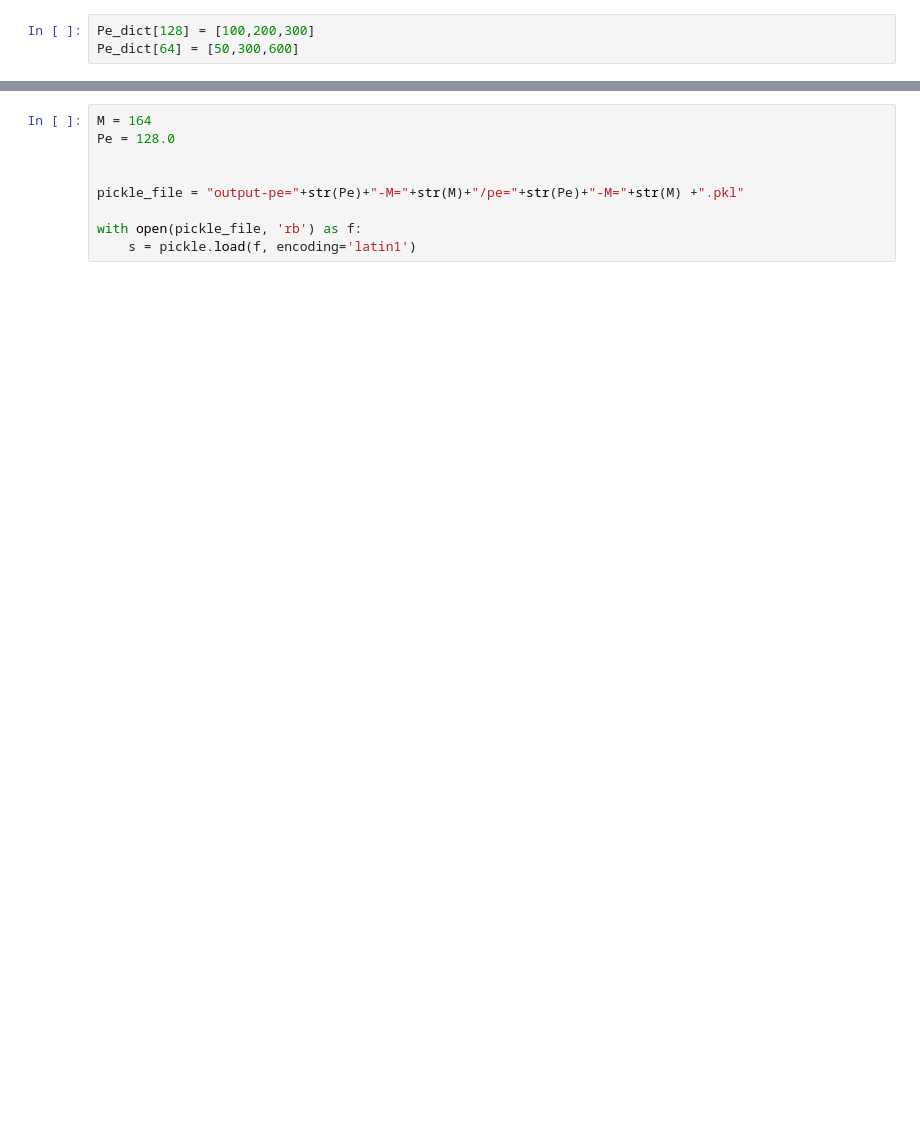
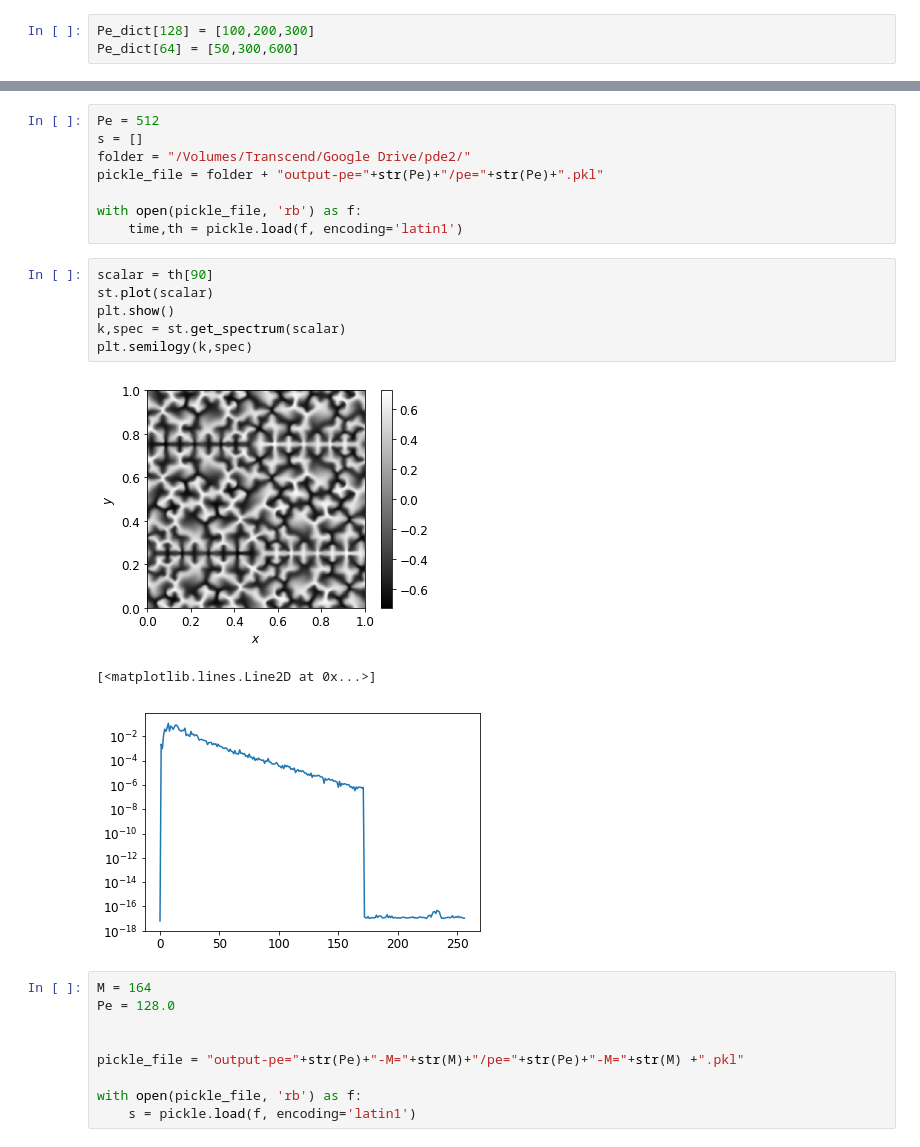
Before and after one commit to cjm715/lit, a Jupyter notebook: lit-notebook.ipynb, the cells around one changed output, grey strips where cells are left out. Cells and saved outputs as stored; diff of their text form; blank space fills up the shorter version.

```diff
--- a/lit-notebook.ipynb
+++ b/lit-notebook.ipynb
@@ -288,3 +310,21 @@ f.close()
+# %%
+Pe = 512
+s = []
+folder = "/Volumes/Transcend/Google Drive/pde2/"
+pickle_file = folder + "output-pe="+str(Pe)+"/pe="+str(Pe)+".pkl"
+
+with open(pickle_file, 'rb') as f:
+    time,th = pickle.load(f, encoding='latin1')
+# %%
+scalar = th[90]
+st.plot(scalar)
+plt.show()
+k,spec = st.get_spectrum(scalar)
+plt.semilogy(k,spec)
+# %% [output]
+[figure, added]
+[<matplotlib.lines.Line2D at 0x...>]
+[figure, added]
 # %%
 M = 164
 Pe = 128.0
```
Also changed, not shown: parts of 12 cells of this notebook, 3 other files.
